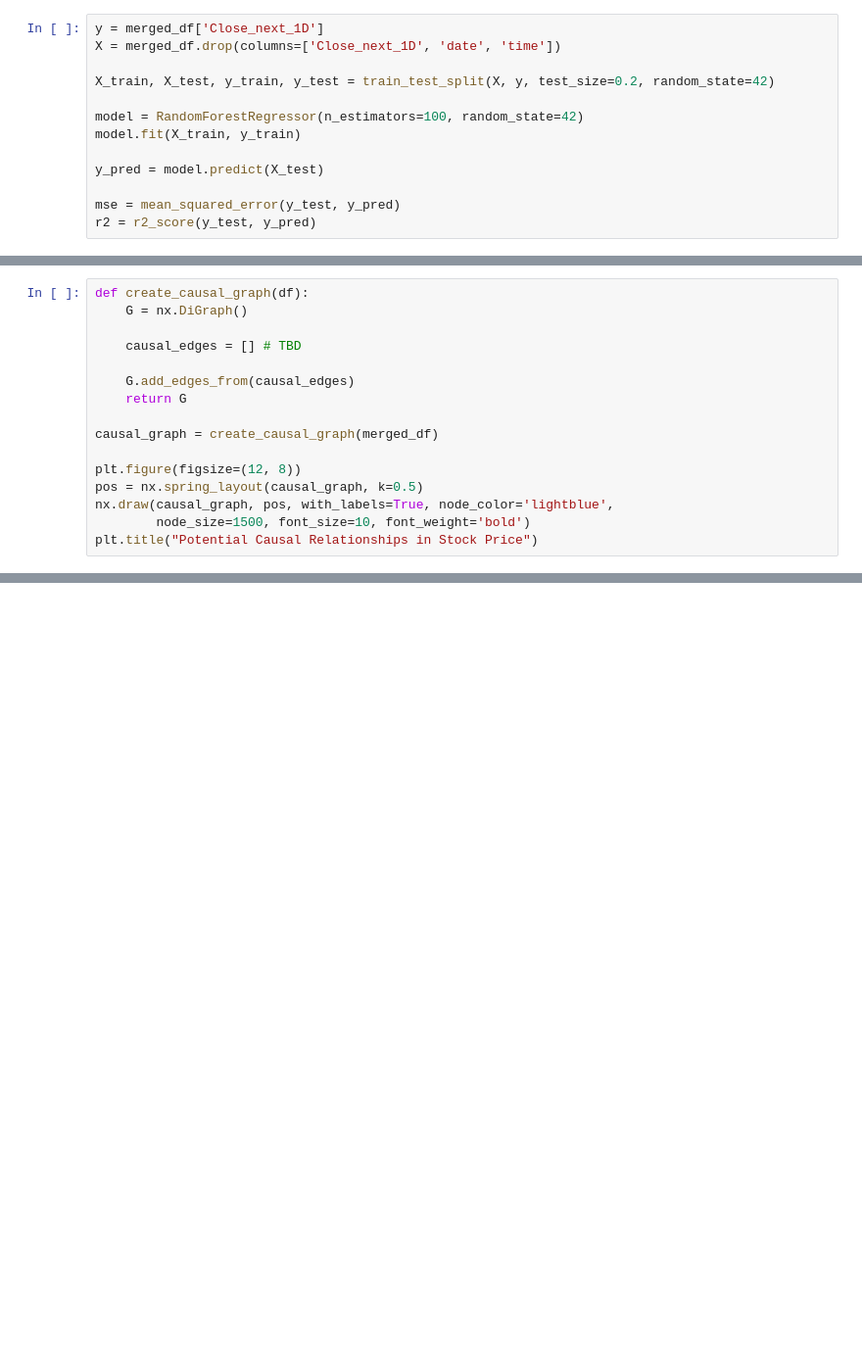
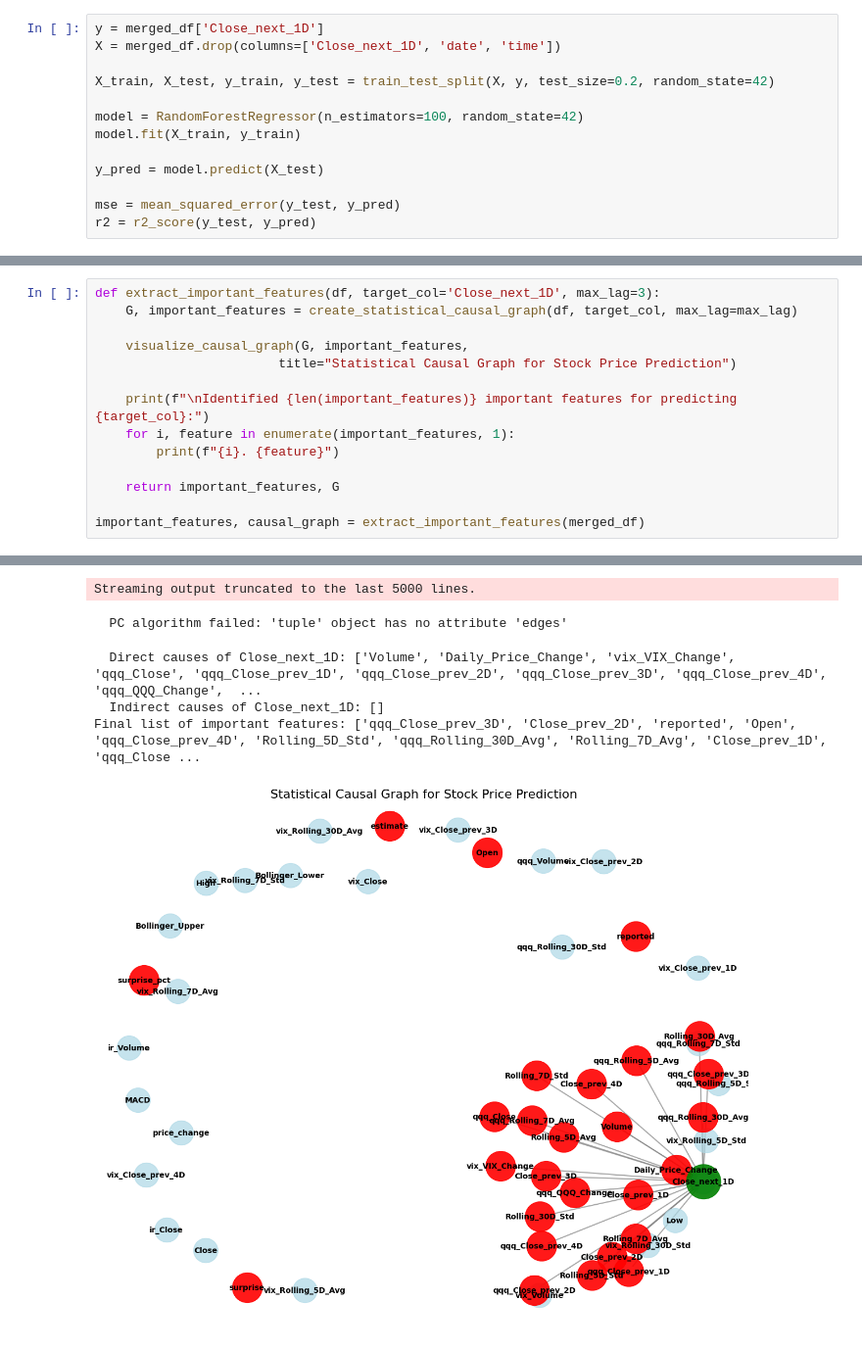
Before and after one commit to RachelT03/cs6386_project, a Jupyter notebook: goog_example_pipeline.ipynb, the cells around one changed output, grey strips where cells are left out. Shown at 98% size. Drawn from its saved outputs; the diff is of its cells as text; blank space fills up the shorter version.

Commit message:
Added causal graphs

```diff
--- a/goog_example_pipeline.ipynb
+++ b/goog_example_pipeline.ipynb
@@ -509,19 +544,3 @@ Top 10 Most Important Features:
               Close    0.017349 0.006077
 qqq_Rolling_30D_Avg    0.015740 0.004048
                Open    0.014001 0.005830
-# %%
-def create_causal_graph(df):
-    G = nx.DiGraph()
-
-    causal_edges = [] # TBD
-
-    G.add_edges_from(causal_edges)
-    return G
-
-causal_graph = create_causal_graph(merged_df)
-
-plt.figure(figsize=(12, 8))
-pos = nx.spring_layout(causal_graph, k=0.5)
-nx.draw(causal_graph, pos, with_labels=True, node_color='lightblue',
-        node_size=1500, font_size=10, font_weight='bold')
-plt.title("Potential Causal Relationships in Stock Price")
@@ -530,0 +706,15 @@ Text(0.5, 1.0, 'Potential Causal Relationships in Stock Price')
+# %%
+def extract_important_features(df, target_col='Close_next_1D', max_lag=3):
+    G, important_features = create_statistical_causal_graph(df, target_col, max_lag=max_lag)
+
+    visualize_causal_graph(G, important_features,
+                        title="Statistical Causal Graph for Stock Price Prediction")
+
+    print(f"\nIdentified {len(important_features)} important features for predicting {target_col}:")
+    for i, feature in enumerate(important_features, 1):
+        print(f"{i}. {feature}")
+
+    return important_features, G
+
+important_features, causal_graph = extract_important_features(merged_df)
+# %% [output]
@@ -530,0 +723,6 @@ Text(0.5, 1.0, 'Potential Causal Relationships in Stock Price')
+Streaming output truncated to the last 5000 lines.
+  PC algorithm failed: 'tuple' object has no attribute 'edges'
+  Direct causes of Close_next_1D: ['Volume', 'Daily_Price_Change', 'vix_VIX_Change', 'qqq_Close', 'qqq_Close_prev_1D', 'qqq_Close_prev_2D', 'qqq_Close_prev_3D', 'qqq_Close_prev_4D', 'qqq_QQQ_Change',  ...
+  Indirect causes of Close_next_1D: []
+Final list of important features: ['qqq_Close_prev_3D', 'Close_prev_2D', 'reported', 'Open', 'qqq_Close_prev_4D', 'Rolling_5D_Std', 'qqq_Rolling_30D_Avg', 'Rolling_7D_Avg', 'Close_prev_1D', 'qqq_Close ...
+[figure, added]
```
Also changed, not shown: parts of 15 cells of this notebook.
